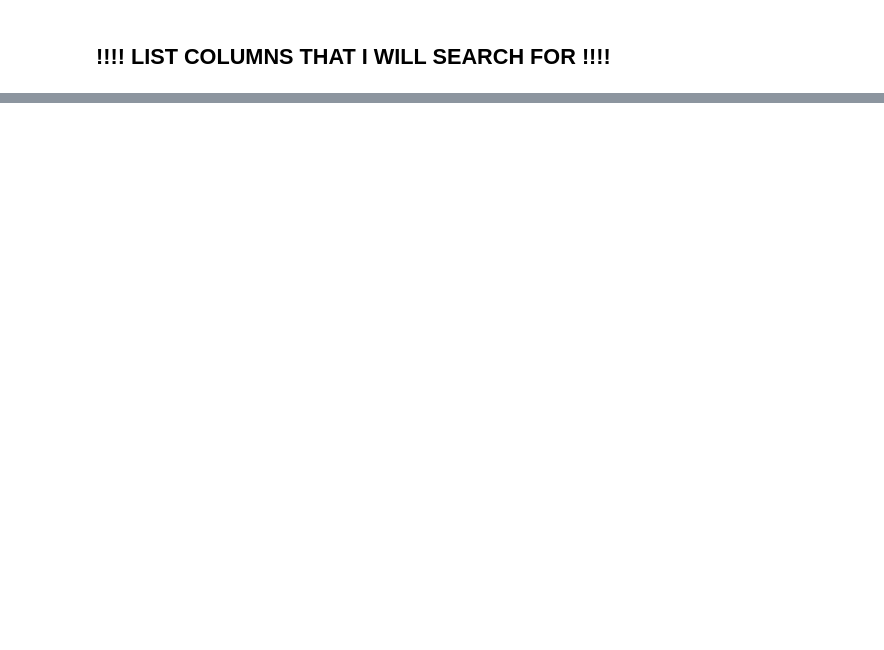
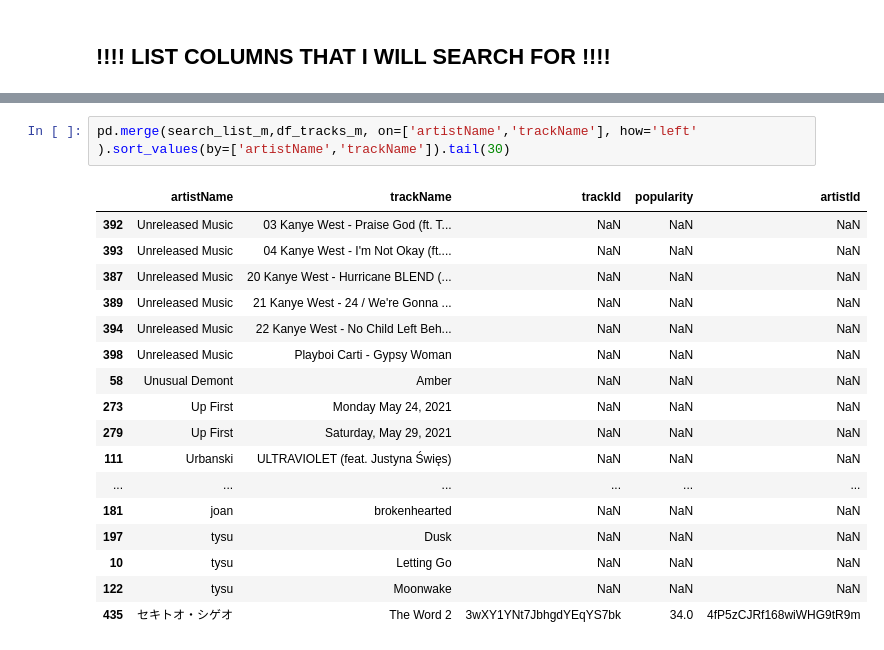
Before and after one commit to karolinastawicka/my-spotify-wrapped, a Jupyter notebook: notebooks/1. Data Prep.ipynb, the cells around one changed output, grey strips where cells are left out. Drawn from its saved outputs; the diff is of its cells as text; blank space fills up the shorter version.

```diff
--- a/notebooks/1. Data Prep.ipynb
+++ b/notebooks/1. Data Prep.ipynb
@@ -607,0 +919,20 @@ df_tracks.head(15)
+# %%
+pd.merge(search_list_m,df_tracks_m, on=['artistName','trackName'], how='left' ).sort_values(by=['artistName','trackName']).tail(30)
+# %% [output]
+|  | artistName | trackName | trackId | popularity | artistId |
+| 392 | Unreleased Music | 03 Kanye West - Praise God (ft. T... | NaN | NaN | NaN |
+| 393 | Unreleased Music | 04 Kanye West - I'm Not Okay (ft.... | NaN | NaN | NaN |
+| 387 | Unreleased Music | 20 Kanye West - Hurricane BLEND (... | NaN | NaN | NaN |
+| 389 | Unreleased Music | 21 Kanye West - 24 / We're Gonna ... | NaN | NaN | NaN |
+| 394 | Unreleased Music | 22 Kanye West - No Child Left Beh... | NaN | NaN | NaN |
+| 398 | Unreleased Music | Playboi Carti - Gypsy Woman | NaN | NaN | NaN |
+| 58 | Unusual Demont | Amber | NaN | NaN | NaN |
+| 273 | Up First | Monday May 24, 2021 | NaN | NaN | NaN |
+| 279 | Up First | Saturday, May 29, 2021 | NaN | NaN | NaN |
+| 111 | Urbanski | ULTRAVIOLET (feat. Justyna Święs) | NaN | NaN | NaN |
+| ... | ... | ... | ... | ... | ... |
+| 181 | joan | brokenhearted | NaN | NaN | NaN |
+| 197 | tysu | Dusk | NaN | NaN | NaN |
+| 10 | tysu | Letting Go | NaN | NaN | NaN |
+| 122 | tysu | Moonwake | NaN | NaN | NaN |
+| 435 | セキトオ・シゲオ | The Word 2 | 3wXY1YNt7JbhgdYEqYS7bk | 34.0 | 4fP5zCJRf168wiWHG9tR9m |
```
Also changed, not shown: parts of 55 cells of this notebook, 11 other files.
